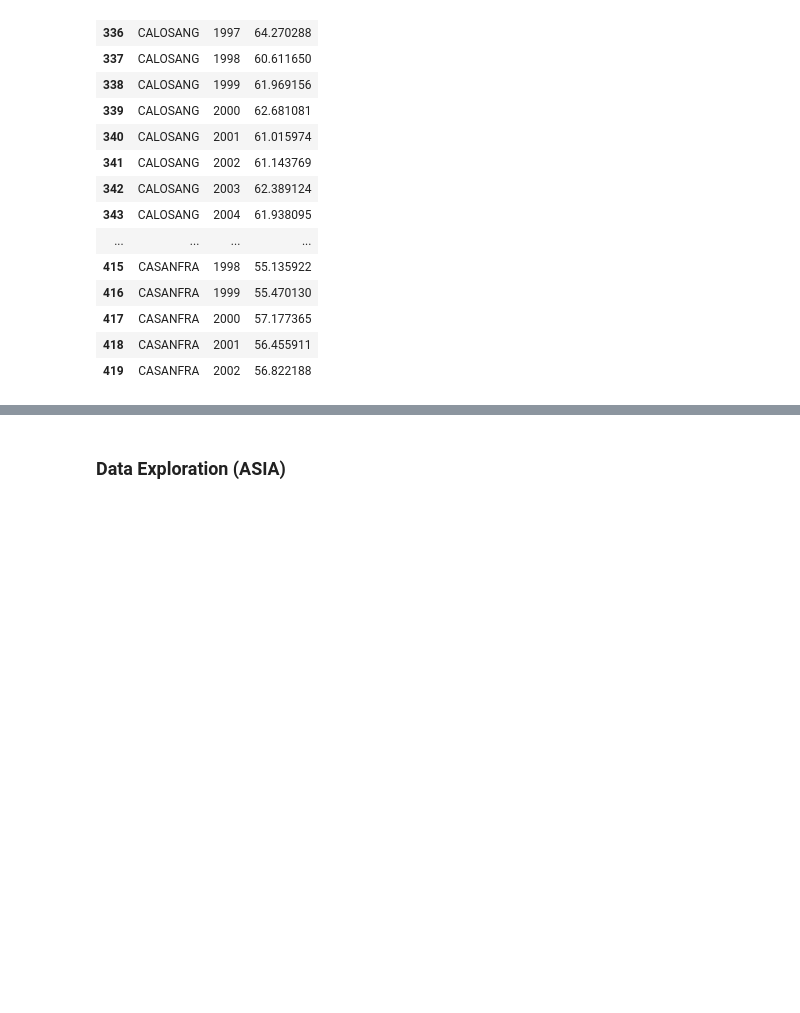
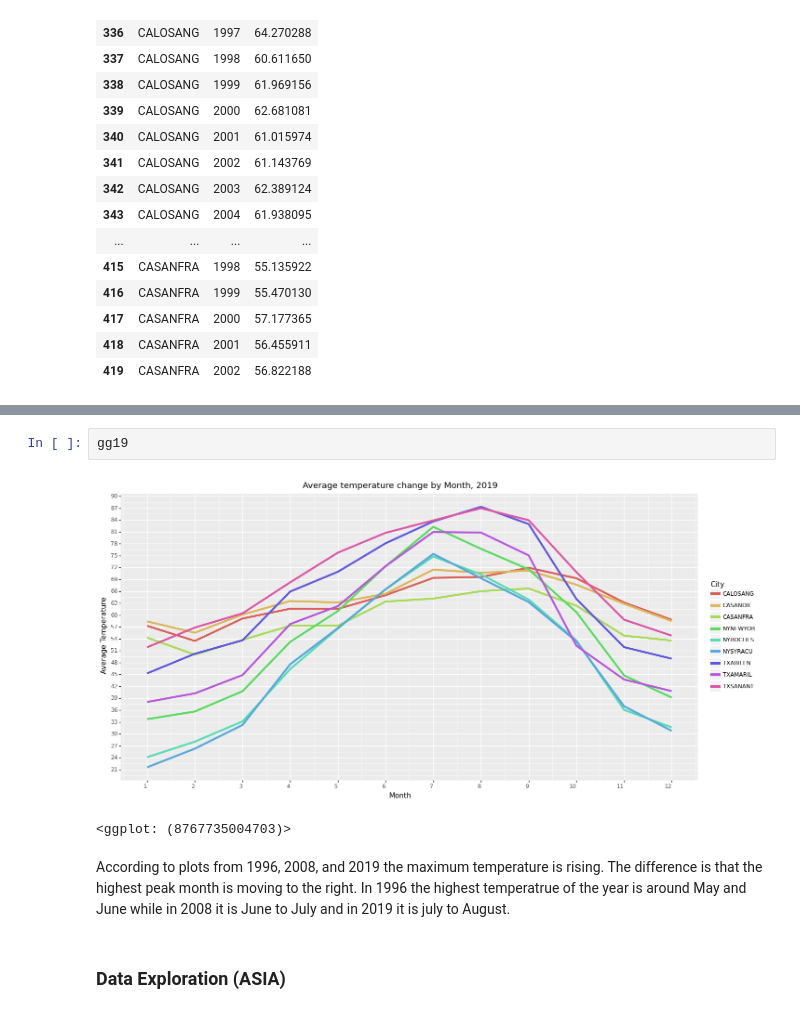
Before and after one commit to Wook22/UC-DAVIS, a Jupyter notebook: STA141B/STA141B.ipynb, the cells around one changed output, grey strips where cells are left out. Saved outputs shown, nothing was run; the diff lists cells and outputs as text; blank space fills up the shorter version.

```diff
--- a/STA141B/STA141B.ipynb
+++ b/STA141B/STA141B.ipynb
@@ -525,3 +603,10 @@ second_data
+# %%
+gg19
+# %% [output]
+[figure, added]
+<ggplot: (8767735004703)>
+# %% [markdown]
+According to plots from 1996, 2008, and 2019 the maximum temperature is rising. The difference is that the highest peak month is moving to the right. In 1996 the highest temperatrue of the year is around May and June while in 2008 it is June to July and in 2019 it is july to August.
 # %% [markdown]
 ### Data Exploration (ASIA)
 # %%
```
Also changed, not shown: parts of 14 cells of this notebook.
